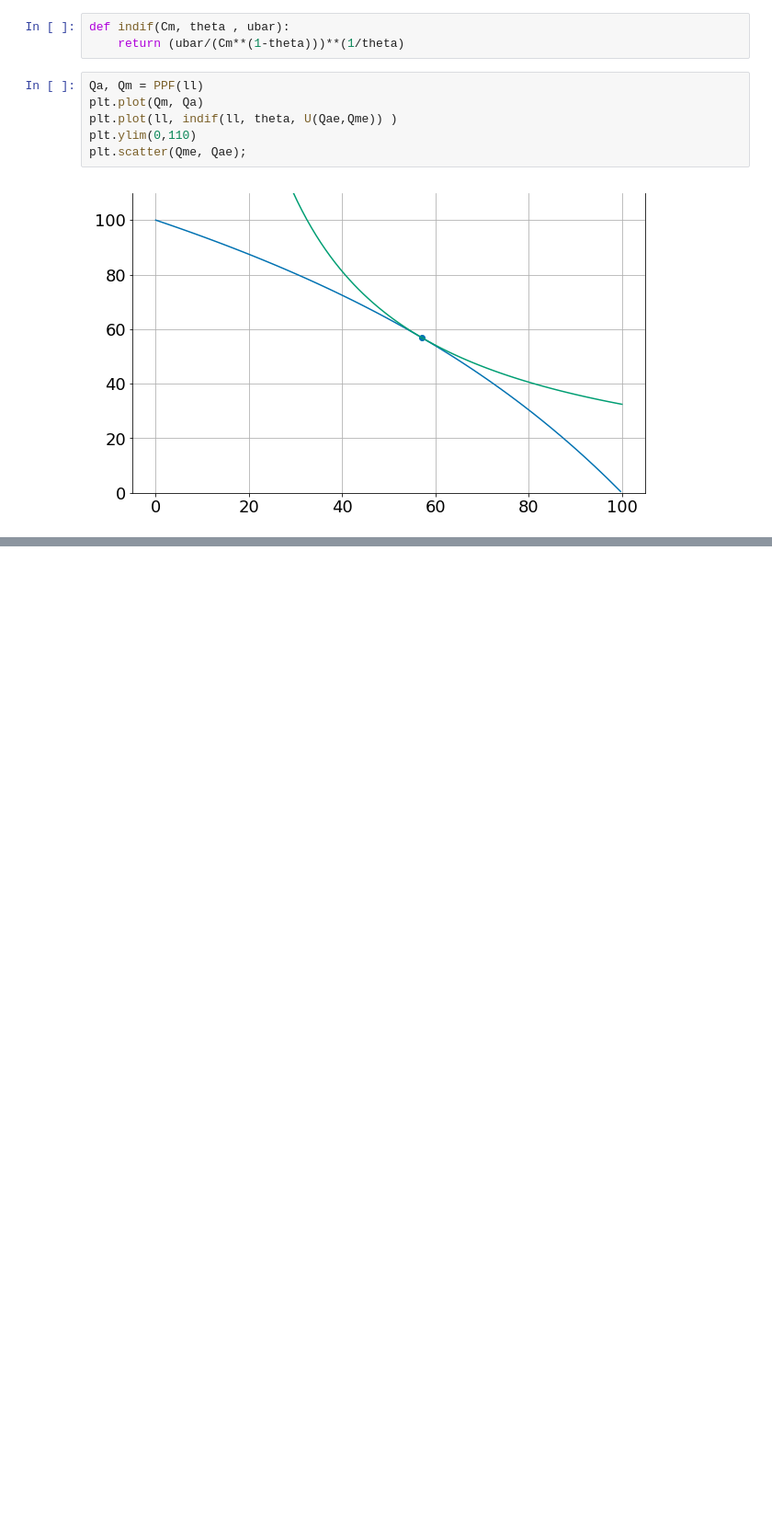
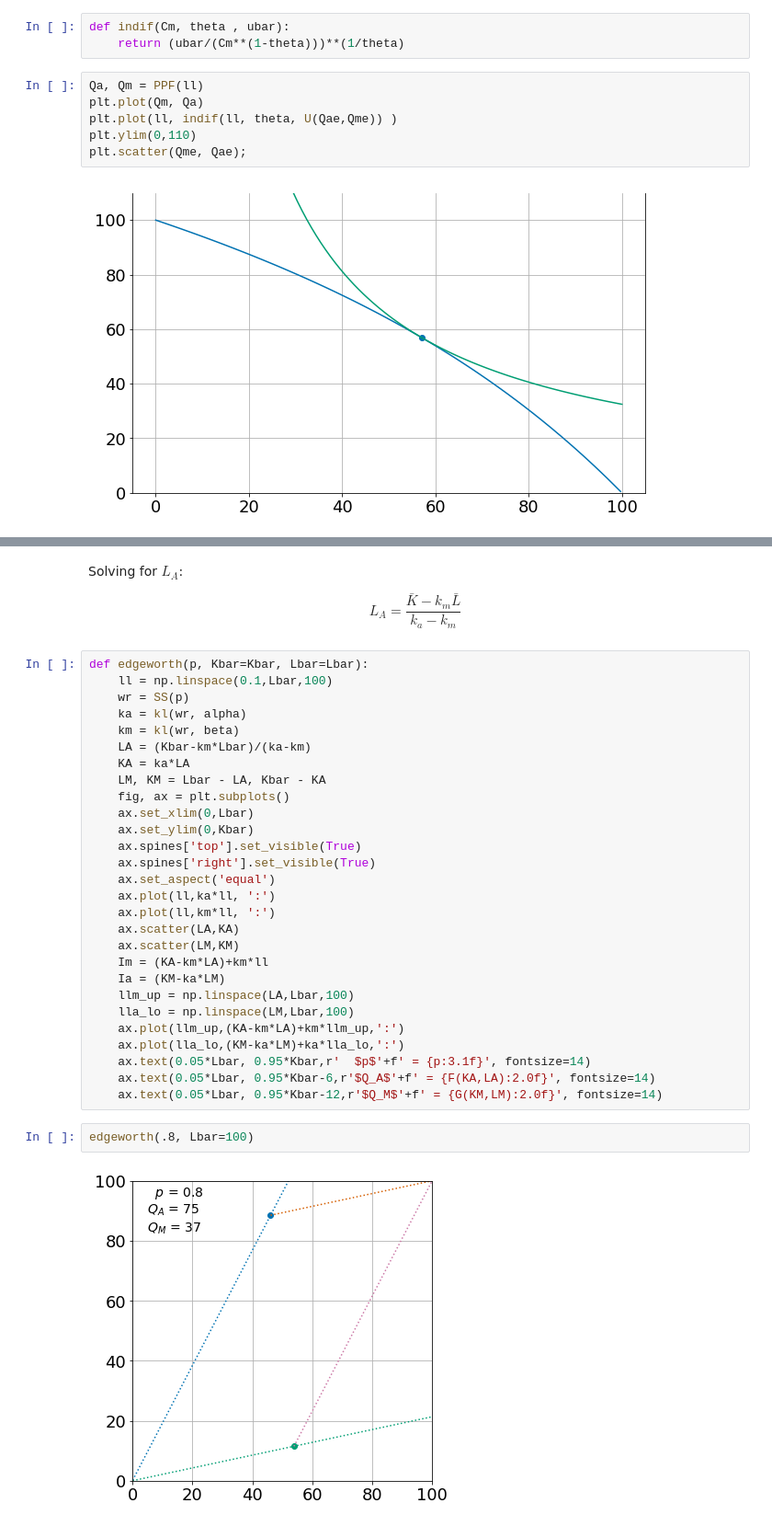
Before and after one commit to jhconning/Econ-Teach, a Jupyter notebook: trade/HOS Trade.ipynb, the cells around one changed output, grey strips where cells are left out. Shown at 92% size. Cells and saved outputs as stored; diff of their text form; blank space fills up the shorter version.

```diff
--- a/trade/HOS Trade.ipynb
+++ b/trade/HOS Trade.ipynb
@@ -341,0 +426,39 @@ plt.scatter(Qme, Qae);
+# %% [markdown]
+Solving for $L_A$:
+
+
+$$
+ L_A =  \frac{\bar K - k_m \bar L}{k_a-k_m}
+$$
+# %%
+def edgeworth(p, Kbar=Kbar, Lbar=Lbar):
+    ll = np.linspace(0.1,Lbar,100)
+    wr = SS(p)
+    ka = kl(wr, alpha)
+    km = kl(wr, beta)
+    LA = (Kbar-km*Lbar)/(ka-km)
+    KA = ka*LA
+    LM, KM = Lbar - LA, Kbar - KA
+    fig, ax = plt.subplots()
+    ax.set_xlim(0,Lbar)
+    ax.set_ylim(0,Kbar)
+    ax.spines['top'].set_visible(True)
+    ax.spines['right'].set_visible(True)
+    ax.set_aspect('equal')
+    ax.plot(ll,ka*ll, ':')
+    ax.plot(ll,km*ll, ':')
+    ax.scatter(LA,KA)
+    ax.scatter(LM,KM)
+    Im = (KA-km*LA)+km*ll
+    Ia = (KM-ka*LM)
+    llm_up = np.linspace(LA,Lbar,100)
+    lla_lo = np.linspace(LM,Lbar,100)
+    ax.plot(llm_up,(KA-km*LA)+km*llm_up,':')
+    ax.plot(lla_lo,(KM-ka*LM)+ka*lla_lo,':')
+    ax.text(0.05*Lbar, 0.95*Kbar,r'  $p$'+f' = {p:3.1f}', fontsize=14)
+    ax.text(0.05*Lbar, 0.95*Kbar-6,r'$Q_A$'+f' = {F(KA,LA):2.0f}', fontsize=14)
+    ax.text(0.05*Lbar, 0.95*Kbar-12,r'$Q_M$'+f' = {G(KM,LM):2.0f}', fontsize=14)
+# %%
+edgeworth(.8, Lbar=100)
+# %% [output]
+[figure, added]
```
Also changed, not shown: parts of 20 cells of this notebook.
